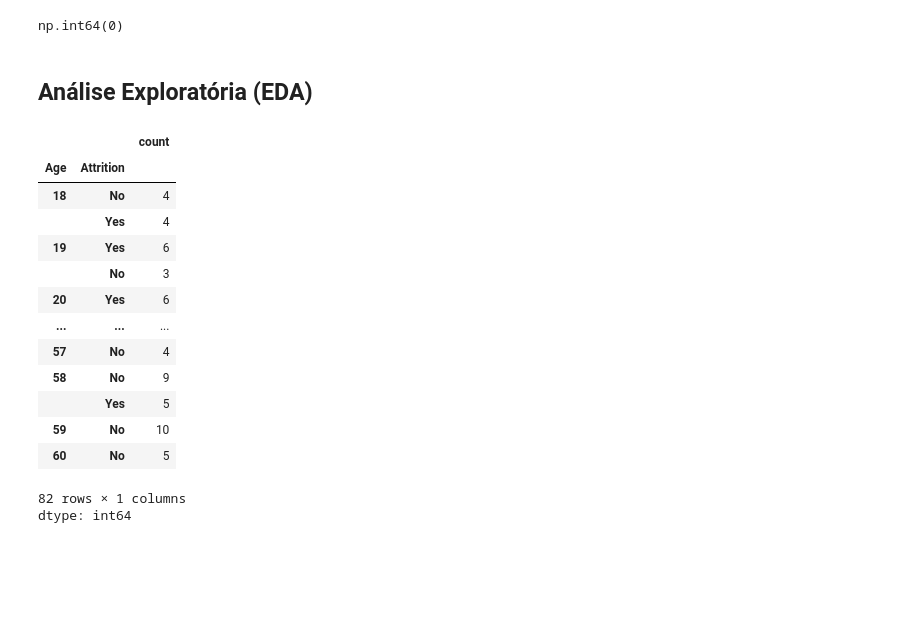
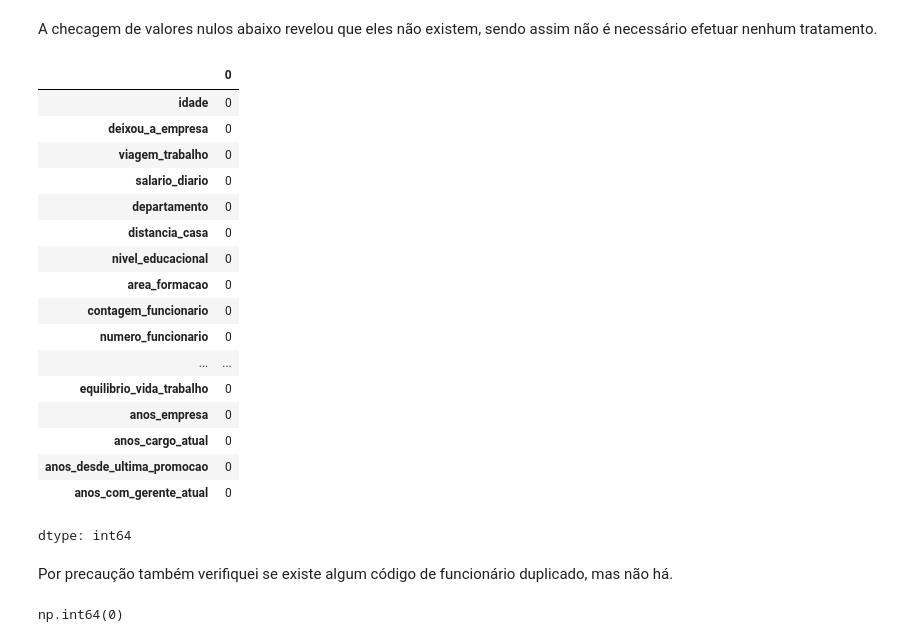
Before and after one commit to marianamartins228/ProjetoBootcampRestart2025, a Jupyter notebook: Projeto_Bootcamp_Restart_Data_Girls_2025.ipynb, the cells around one changed output. Saved outputs shown, nothing was run; the diff lists cells and outputs as text; code cells hidden in the pictures; blank space fills up the shorter version.

```diff
--- a/Projeto_Bootcamp_Restart_Data_Girls_2025.ipynb
+++ b/Projeto_Bootcamp_Restart_Data_Girls_2025.ipynb
@@ -11,6 +13,7 @@ import numpy as np
 # %%
 # leitura do dataset e impressão das primeiras linhas
 df = pd.read_csv('/RH-DATASET.csv')
+pd.set_option('display.max_columns', None)  # Exibe todas as colunas
 df.head()
 # %% [output]
 |  | Age | Attrition | BusinessTravel | DailyRate | Department | DistanceFromHome | Education | ... |
@@ -92,26 +41,29 @@ None
-# %%
-# Verificando se há valores duplicados na coluna de ID de funcionário
-df['EmployeeNumber'].duplicated().sum()
-# %% [output]
-np.int64(0)
-# %% [markdown]
-## Análise Exploratória (EDA)
-# %%
-# Analisando a distribuição de algumas características pela permanência ou não na empresa.
-df.groupby(['Age'])['Attrition'].value_counts()
-# %% [output]
-|  |  | count |
-| Age | Attrition |  |
-| 18 | No | 4 |
-|  | Yes | 4 |
-| 19 | Yes | 6 |
-|  | No | 3 |
-| 20 | Yes | 6 |
-| ... | ... | ... |
-| 57 | No | 4 |
-| 58 | No | 9 |
-|  | Yes | 5 |
-| 59 | No | 10 |
-| 60 | No | 5 |
-82 rows × 1 columns
-dtype: int64
+# %% [markdown]
+A checagem de valores nulos abaixo revelou que eles não existem, sendo assim não é necessário efetuar nenhum tratamento.
+# %%
+df.isnull().sum()
+# %% [output]
+|  | 0 |
+| idade | 0 |
+| deixou_a_empresa | 0 |
+| viagem_trabalho | 0 |
+| salario_diario | 0 |
+| departamento | 0 |
+| distancia_casa | 0 |
+| nivel_educacional | 0 |
+| area_formacao | 0 |
+| contagem_funcionario | 0 |
+| numero_funcionario | 0 |
+| ... | ... |
+| equilibrio_vida_trabalho | 0 |
+| anos_empresa | 0 |
+| anos_cargo_atual | 0 |
+| anos_desde_ultima_promocao | 0 |
+| anos_com_gerente_atual | 0 |
+dtype: int64
+# %% [markdown]
+Por precaução também verifiquei se existe algum código de funcionário duplicado, mas não há.
+# %%
+df['numero_funcionario'].duplicated().sum()
+# %% [output]
+np.int64(0)
```
Also changed, not shown: parts of 23 cells of this notebook.
